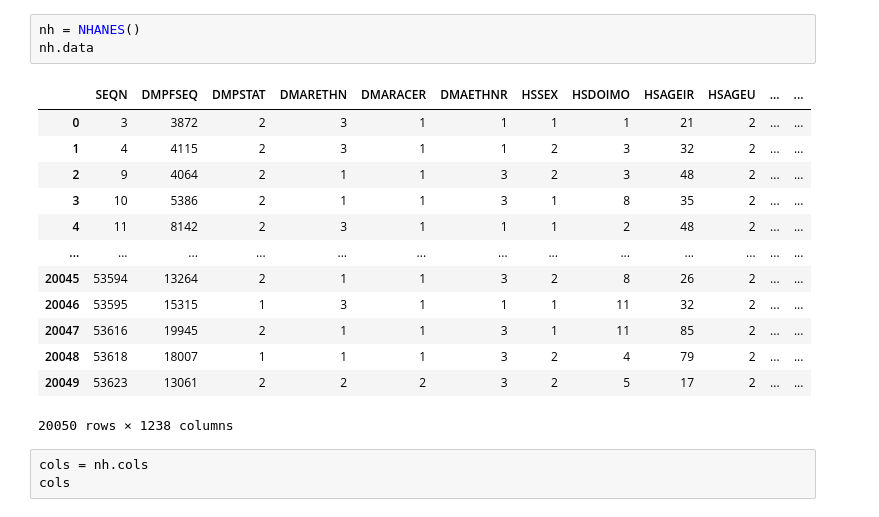
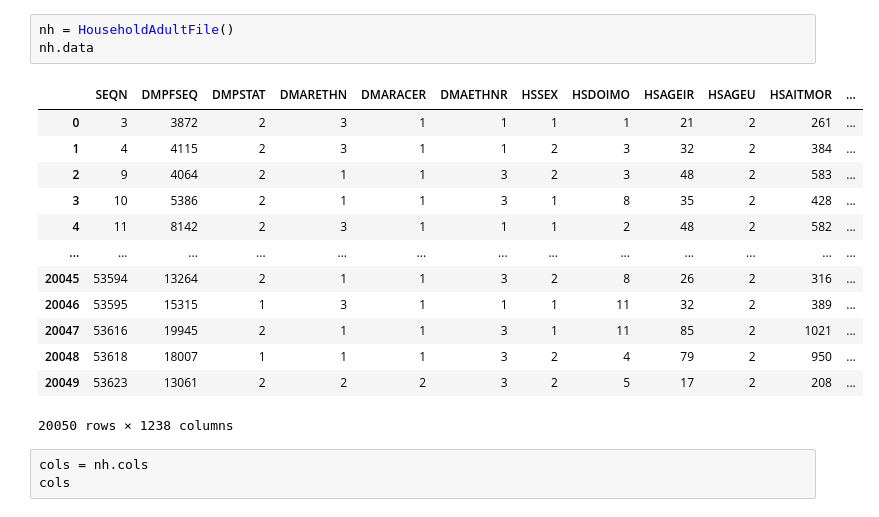
Before and after one commit to climatebrad/nhanes, a Jupyter notebook: nhanes.ipynb, the cells around one changed output. Cells and saved outputs as stored; diff of their text form.

```diff
--- a/nhanes.ipynb
+++ b/nhanes.ipynb
@@ -11,19 +24,19 @@ importlib.reload(nhanes)
 # %%
-nh = NHANES()
+nh = HouseholdAdultFile()
 nh.data
 # %% [output]
-|  | SEQN | DMPFSEQ | DMPSTAT | DMARETHN | DMARACER | DMAETHNR | HSSEX | HSDOIMO | HSAGEIR | HSAGEU | ... | ... |
-| 0 | 3 | 3872 | 2 | 3 | 1 | 1 | 1 | 1 | 21 | 2 | ... | ... |
-| 1 | 4 | 4115 | 2 | 3 | 1 | 1 | 2 | 3 | 32 | 2 | ... | ... |
-| 2 | 9 | 4064 | 2 | 1 | 1 | 3 | 2 | 3 | 48 | 2 | ... | ... |
-| 3 | 10 | 5386 | 2 | 1 | 1 | 3 | 1 | 8 | 35 | 2 | ... | ... |
-| 4 | 11 | 8142 | 2 | 3 | 1 | 1 | 1 | 2 | 48 | 2 | ... | ... |
+|  | SEQN | DMPFSEQ | DMPSTAT | DMARETHN | DMARACER | DMAETHNR | HSSEX | HSDOIMO | HSAGEIR | HSAGEU | HSAITMOR | ... |
+| 0 | 3 | 3872 | 2 | 3 | 1 | 1 | 1 | 1 | 21 | 2 | 261 | ... |
+| 1 | 4 | 4115 | 2 | 3 | 1 | 1 | 2 | 3 | 32 | 2 | 384 | ... |
+| 2 | 9 | 4064 | 2 | 1 | 1 | 3 | 2 | 3 | 48 | 2 | 583 | ... |
+| 3 | 10 | 5386 | 2 | 1 | 1 | 3 | 1 | 8 | 35 | 2 | 428 | ... |
+| 4 | 11 | 8142 | 2 | 3 | 1 | 1 | 1 | 2 | 48 | 2 | 582 | ... |
 | ... | ... | ... | ... | ... | ... | ... | ... | ... | ... | ... | ... | ... |
-| 20045 | 53594 | 13264 | 2 | 1 | 1 | 3 | 2 | 8 | 26 | 2 | ... | ... |
-| 20046 | 53595 | 15315 | 1 | 3 | 1 | 1 | 1 | 11 | 32 | 2 | ... | ... |
-| 20047 | 53616 | 19945 | 2 | 1 | 1 | 3 | 1 | 11 | 85 | 2 | ... | ... |
-| 20048 | 53618 | 18007 | 1 | 1 | 1 | 3 | 2 | 4 | 79 | 2 | ... | ... |
-| 20049 | 53623 | 13061 | 2 | 2 | 2 | 3 | 2 | 5 | 17 | 2 | ... | ... |
+| 20045 | 53594 | 13264 | 2 | 1 | 1 | 3 | 2 | 8 | 26 | 2 | 316 | ... |
+| 20046 | 53595 | 15315 | 1 | 3 | 1 | 1 | 1 | 11 | 32 | 2 | 389 | ... |
+| 20047 | 53616 | 19945 | 2 | 1 | 1 | 3 | 1 | 11 | 85 | 2 | 1021 | ... |
+| 20048 | 53618 | 18007 | 1 | 1 | 1 | 3 | 2 | 4 | 79 | 2 | 950 | ... |
+| 20049 | 53623 | 13061 | 2 | 2 | 2 | 3 | 2 | 5 | 17 | 2 | 208 | ... |
 20050 rows × 1238 columns
 # %%
 cols = nh.cols
```
Also changed, not shown: parts of 4 cells of this notebook, 11 other files.
